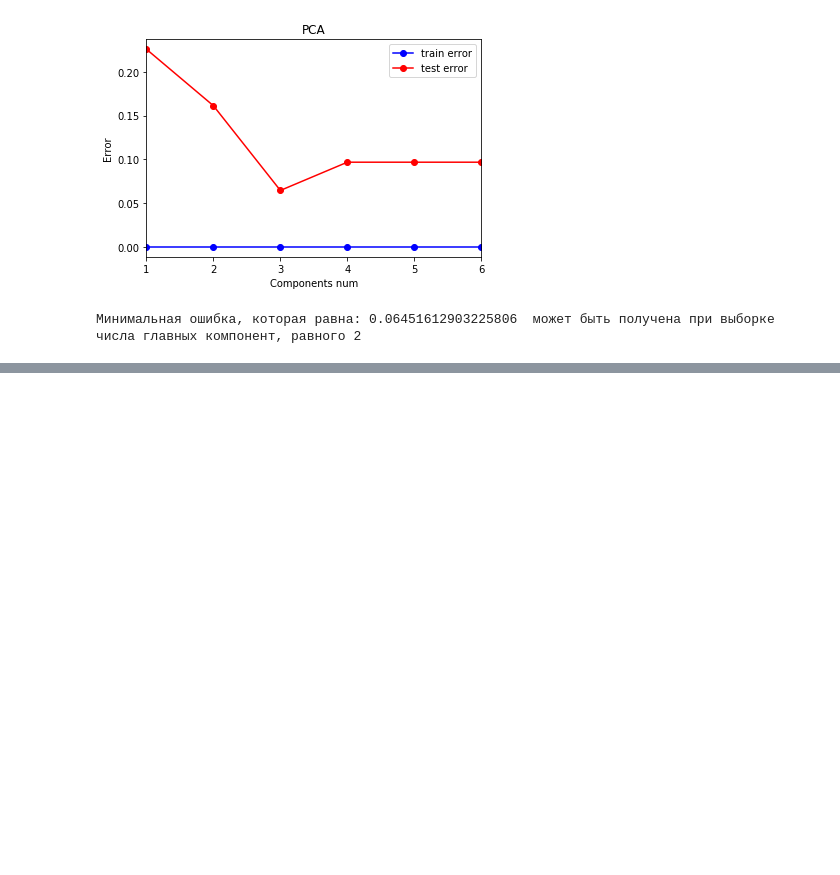
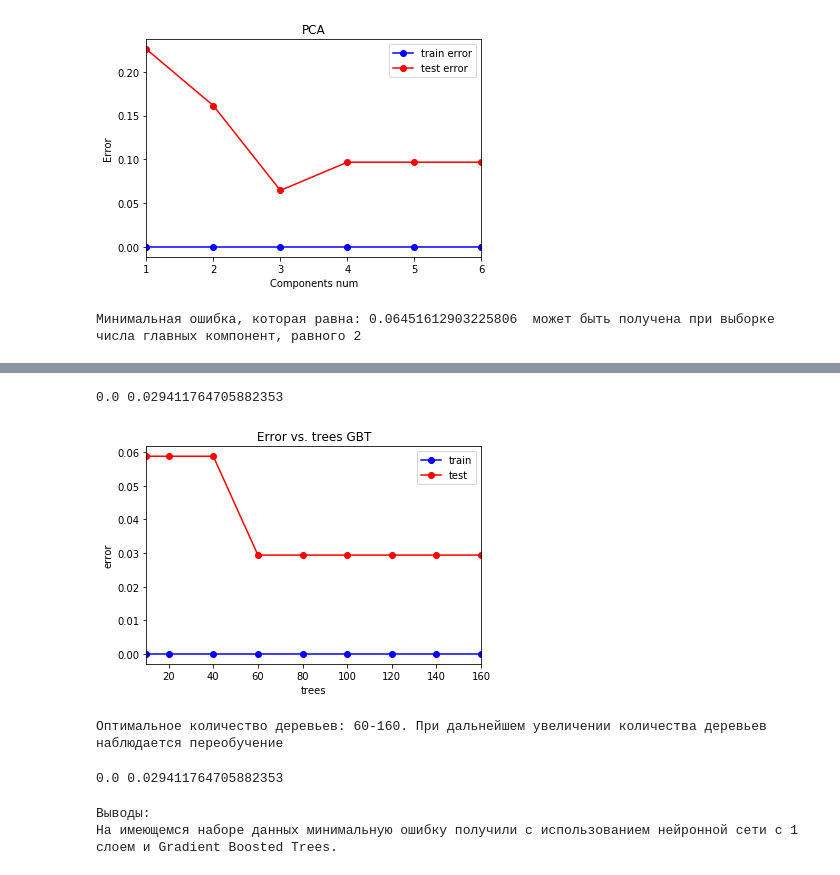
Before and after one commit to MaksimenkoAN/ML, a Jupyter notebook: ML_Lab1.ipynb, the cells around one changed output, grey strips where cells are left out. Saved outputs shown, nothing was run; the diff lists cells and outputs as text; code cells hidden in the pictures; blank space fills up the shorter version.

```diff
--- a/ML_Lab1.ipynb
+++ b/ML_Lab1.ipynb
@@ -333,0 +535,4 @@ print("Минимальная ошибка, которая равна:", np.min(
+# %%
+print('Gradient Boosted Trees')
+gbt = ensemble.GradientBoostingClassifier(n_estimators = 100)
+gbt.fit(X_train, y_train)
@@ -333,0 +551,46 @@ print("Минимальная ошибка, которая равна:", np.min(
+# %%
+err_train = np.mean(y_train != rf.predict(X_train))
+err_test  = np.mean(y_test  != rf.predict(X_test))
+
+print(err_train, err_test)
+# %% [output]
+0.0 0.029411764705882353
+# %%
+trees = (10, 20, 40, 60, 80, 100, 120, 140, 160)
+test_err = []
+train_err = []
+
+for tree in trees:
+    forest =ensemble.GradientBoostingClassifier(n_estimators = tree)
+    forest.fit(X_train, y_train)
+
+    y_train_pred = forest.predict(X_train)
+    y_test_pred = forest.predict(X_test)
+    train_err.append(np.mean(y_train != y_train_pred))
+    test_err.append(np.mean(y_test != y_test_pred))
+plt.plot(trees, train_err, 'b-o', label = 'train')
+plt.plot(trees, test_err, 'r-o', label = 'test')
+plt.xlim([np.min(trees), np.max(trees)])
+plt.title('Error vs. trees GBT')
+plt.xlabel('trees')
+plt.ylabel('error')
+plt.legend()
+pass
+# %% [output]
+[figure, added]
+# %%
+print('Оптимальное количество деревьев: 60-160. При дальнейшем увеличении количества деревьев наблюдается переобучение')
+# %% [output]
+Оптимальное количество деревьев: 60-160. При дальнейшем увеличении количества деревьев наблюдается переобучение
+# %%
+min_train_err = np.min(train_err)
+min_test_err = np.min(test_err)
+print(min_train_err, min_test_err)
+# %% [output]
+0.0 0.029411764705882353
+# %%
+print('Выводы:')
+print('На имеющемся наборе данных минимальную ошибку получили с использованием нейронной сети с 1 слоем и Gradient Boosted Trees.')
+# %% [output]
+Выводы:
+На имеющемся наборе данных минимальную ошибку получили с использованием нейронной сети с 1 слоем и Gradient Boosted Trees.
```
Also changed, not shown: parts of 28 cells of this notebook.
